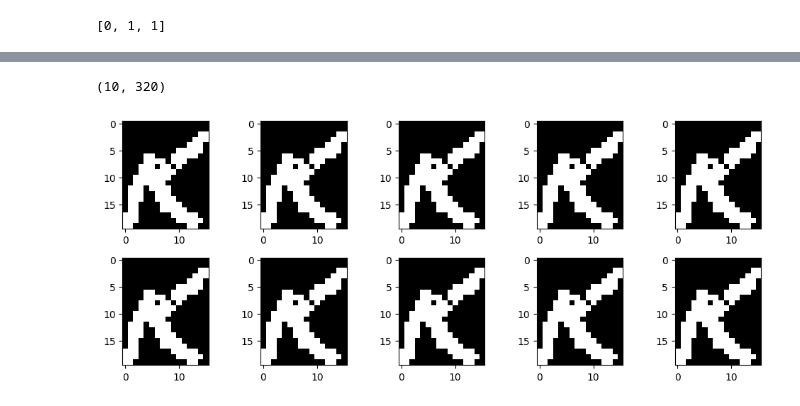
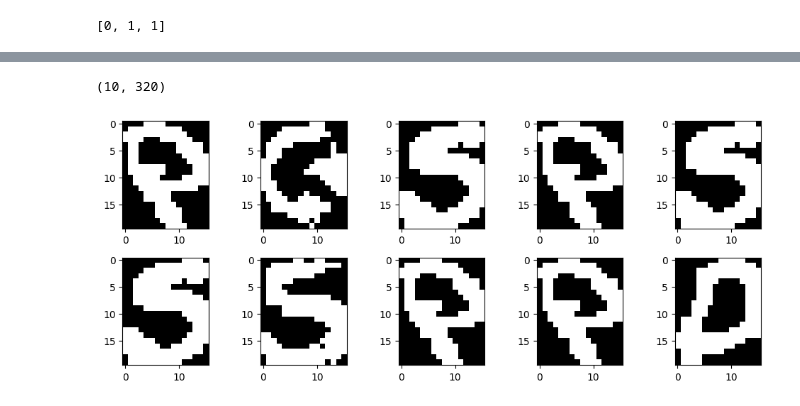
Before and after one commit to SebX-7879/Image_generation_DL2, a Jupyter notebook: projet_DL2_Seb.ipynb, the cells around one changed output, grey strips where cells are left out. Saved outputs shown, nothing was run; the diff lists cells and outputs as text; code cells hidden in the pictures.

```diff
--- a/projet_DL2_Seb.ipynb
+++ b/projet_DL2_Seb.ipynb
@@ -301,6 +307,6 @@ def train_DBN(DBN, input_data, n_epochs = 1, lr=1e-3, batch_size =8, verbose = T
     return DBN
 # %%
 ## Test on the alpha digits dataset
-DBN = init_DBN(4, 320, 10)
-trained_DBN = train_DBN(DBN, train_set, n_epochs = 100, lr=1e-2, batch_size =4, verbose = True)
+DBN = init_DBN(6, 320, 128)
+trained_DBN = train_DBN(DBN, train_set, n_epochs = 100, lr=1e-2, batch_size =4, verbose = False)
 # %% [output]
@@ -357,11 +356,9 @@ def generer_image_DBN(n_iter_gibbs = 10, n_samples=10, trained_DBN = trained_DBN
     V = np.where(V > 0.5, 1, 0)
     return V
 # %%
-sampled_images_DBN = generer_image_DBN(n_iter_gibbs = 20, n_samples=10, trained_DBN = trained_DBN)
+sampled_images_DBN = generer_image_DBN(n_iter_gibbs = 100, n_samples=10, trained_DBN = trained_DBN)
+plot_mnist(sampled_images_DBN.reshape(-1,20,16)[:10], np.array(['']*10))
 # %% [output]
 (10, 320)
+[figure, added]
-# %%
-plot_mnist(sampled_images_DBN.reshape(-1,20,16)[:10], np.array(['']*10))
-# %% [output]
-[figure, removed]
 # %%
```
Also changed, not shown: parts of 9 cells of this notebook.
